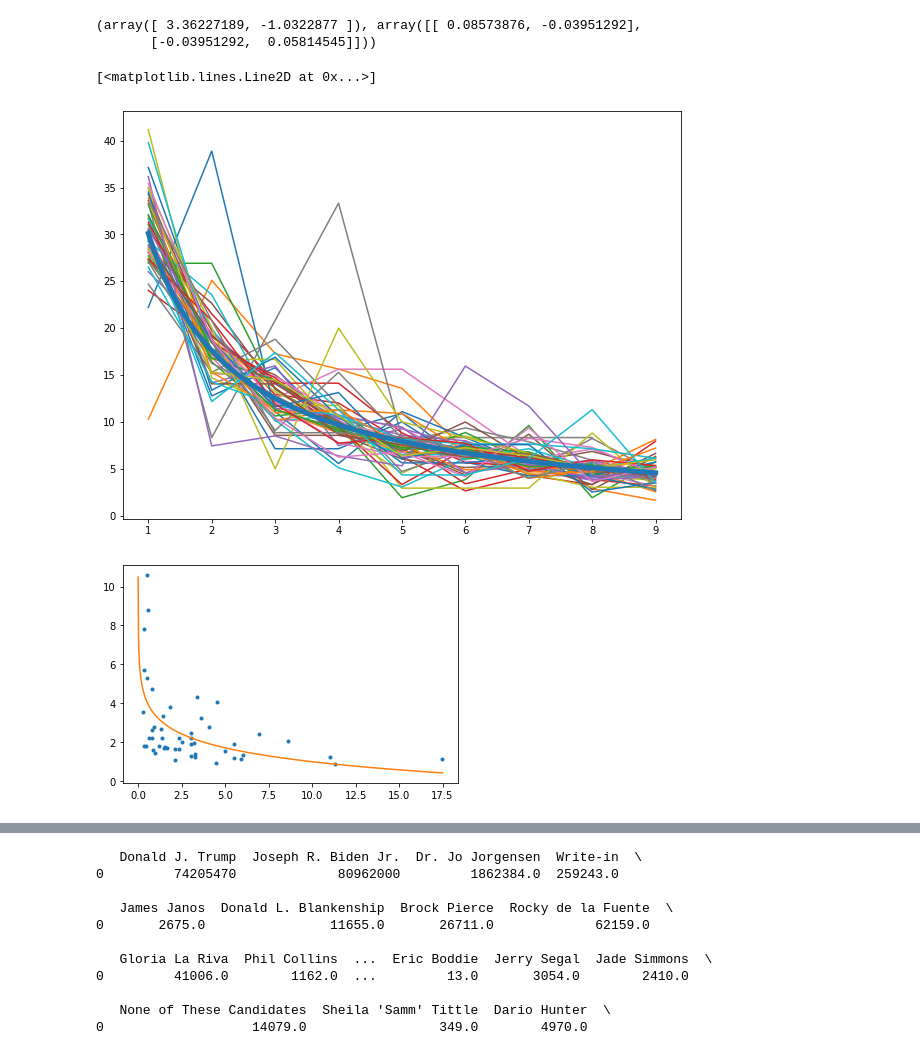
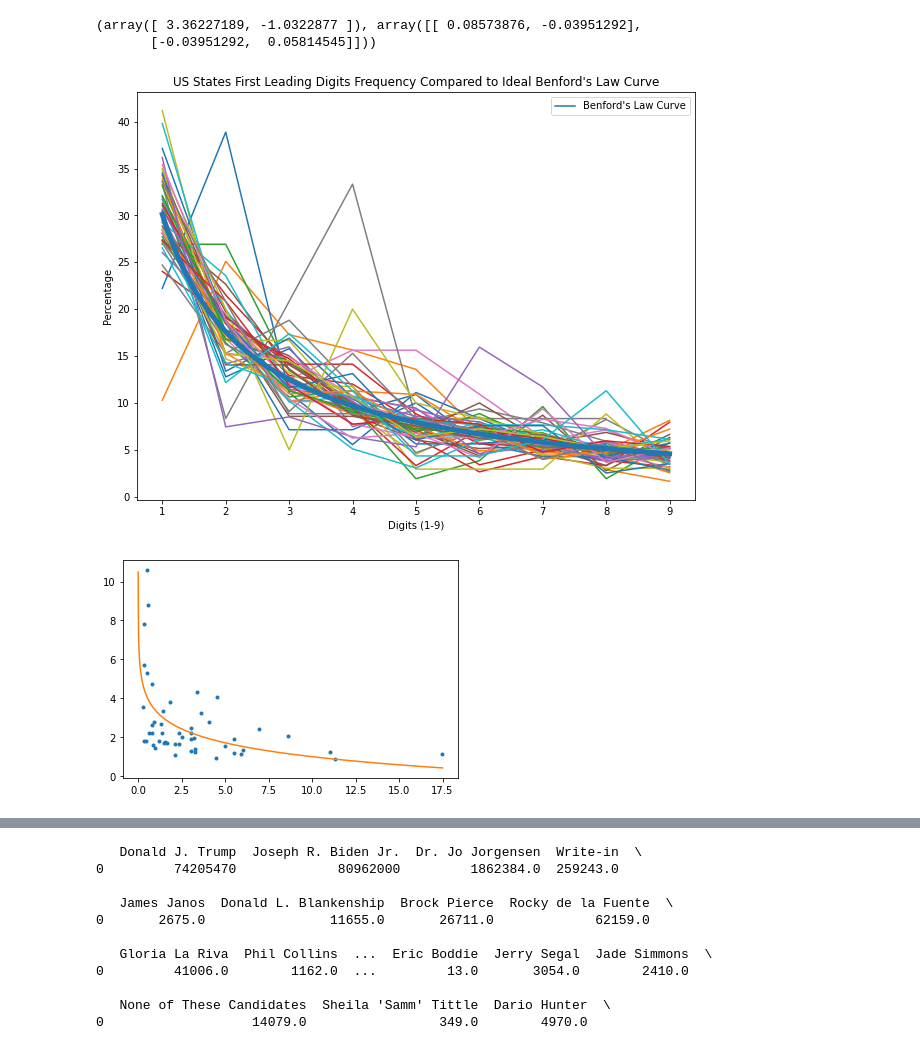
Before and after one commit to Abitamim/SoftDesProject1, a Jupyter notebook: main_notebook.ipynb, the cells around one changed output, grey strips where cells are left out. Drawn from its saved outputs; the diff is of its cells as text; code cells hidden in the pictures.

```diff
--- a/main_notebook.ipynb
+++ b/main_notebook.ipynb
@@ -37,30 +44,41 @@ Int64Index([1, 2, 3, 4, 5, 6, 7, 8, 9], dtype='int64')
 # %%
 us_states_data = helper.get_votes_per_parameter(us_data, 3)
 us_states_votes_sum = helper.sum_votes(us_data, 3) / 1000000
 #us_states_leadings_digits = helper.find_all_leading_digits(us_states_data,1,)
 #states_percentages = [helper.data_to_percentage(us_states_leadings_digits, state_names)]
 # fig,axis = plt.subplots(nrows = 1, ncols = 1)
 from scipy.optimize import curve_fit
 import numpy as np
 
+all_state_percentages = {1:[],2:[],3:[],4:[],5:[],6:[],7:[],8:[],9:[]}
 us_states_std_dev = {}
 plt.figure(figsize=(10,7.5))
 for state in us_states_data.columns:
     state_leading_digits = helper.find_all_leading_digits(us_states_data[state],1)
     state_percentages = helper.data_to_percentage(state_leading_digits)
+    for i in range(1,10):
+        if i in state_percentages.index:
+            all_state_percentages[i].append(state_percentages[i])
     us_states_std_dev[state] = helper.find_std_dev_to_ideal(state_percentages)
     plt.plot(state_percentages.index, state_percentages)
 us_states_std_dev = pd.DataFrame(us_states_std_dev, index=[0])
 plt.plot(ideal_values.index, ideal_values, linewidth=5.0)
+
+plt.legend(["Benford's Law Curve"])
+plt.xlabel('Digits (1-9)')
+plt.ylabel('Percentage')
+plt.title("US States First Leading Digits Frequency Compared to Ideal Benford's Law Curve")
+
 plt.figure()
 plt.plot(us_states_votes_sum.iloc[0], us_states_std_dev.iloc[0], '.')
 values = curve_fit(lambda t, a, b: a+b*np.log(t), us_states_votes_sum.iloc[0], us_states_std_dev.iloc[0])
 print(values)
 pop_values = np.linspace(.001, 17.5, 1000)
 plt.plot(pop_values, values[0][0] + values[0][1] * np.log(pop_values))
+
+state_percentages = pd.DataFrame({index: pd.Series(value) for index,value in all_state_percentages.items()})
 # %% [output]
 (array([ 3.36227189, -1.0322877 ]), array([[ 0.08573876, -0.03951292],
        [-0.03951292,  0.05814545]]))
-[<matplotlib.lines.Line2D at 0x...>]
-[figure, old version]
+[figure, new version]
 [figure]
```
Also changed, not shown: parts of 3 cells of this notebook.
